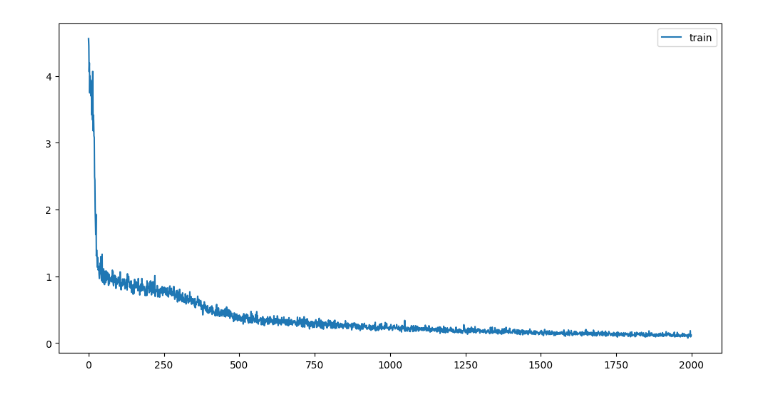
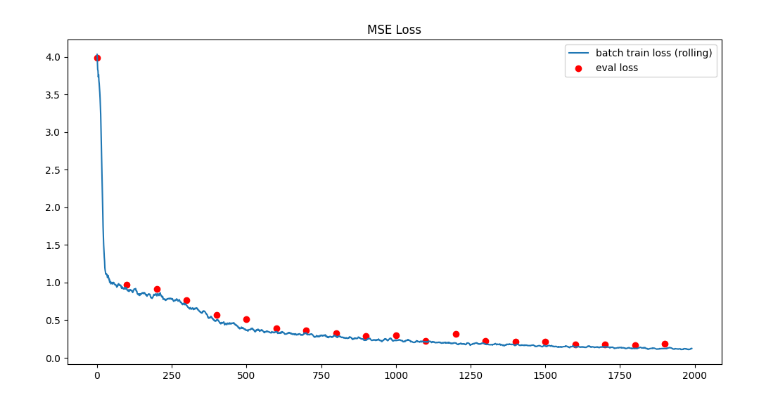
Before and after one commit to garrett-partenza-us/tinymodels, a Jupyter notebook: scratch.ipynb, the cells around one changed output. Cells and saved outputs as stored; diff of their text form; code cells hidden in the pictures.

Commit message:
loss plot

```diff
--- a/scratch.ipynb
+++ b/scratch.ipynb
@@ -6,8 +6,11 @@ train = np.load("vit/losstrain.npy")
 test = np.load("vit/losseval.npy")
 # %%
 plt.figure(figsize=(12,6))
-plt.plot(train, label="train")
+plt.title("MSE Loss")
+plt.plot(np.convolve(train, np.ones(10)/10, mode='valid'), label='batch train loss (rolling)')
+test_x, test_y = zip(*(((x)*100,y) for x,y in enumerate(test)))
+plt.scatter(test_x, test_y, color='red', label='eval loss')
 plt.legend()
-plt.show()
+plt.savefig("loss.png")
 # %% [output]
-[figure, old version]
+[figure, new version]
```
Also changed, not shown: parts of 1 cell of this notebook, 1 other file.
